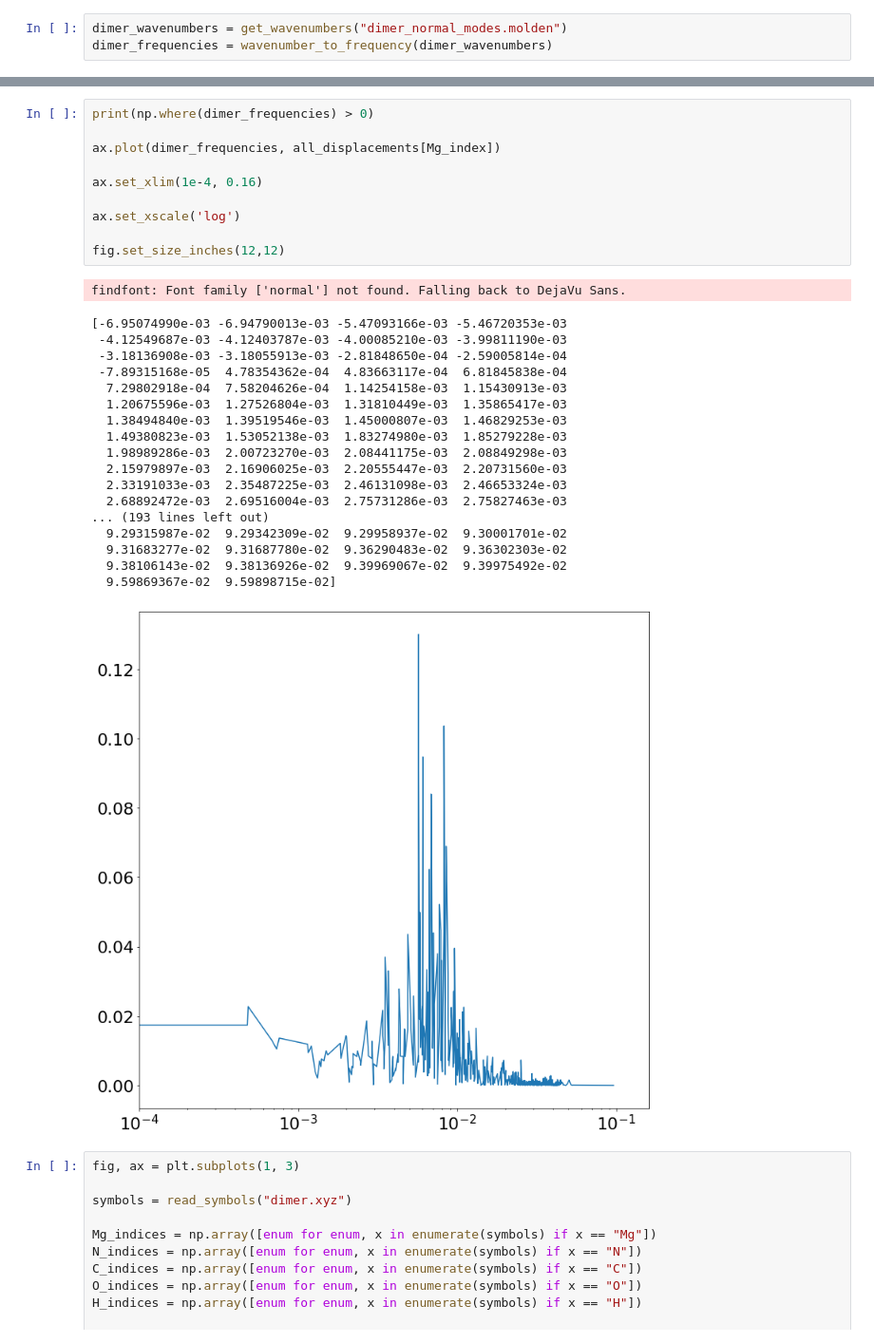
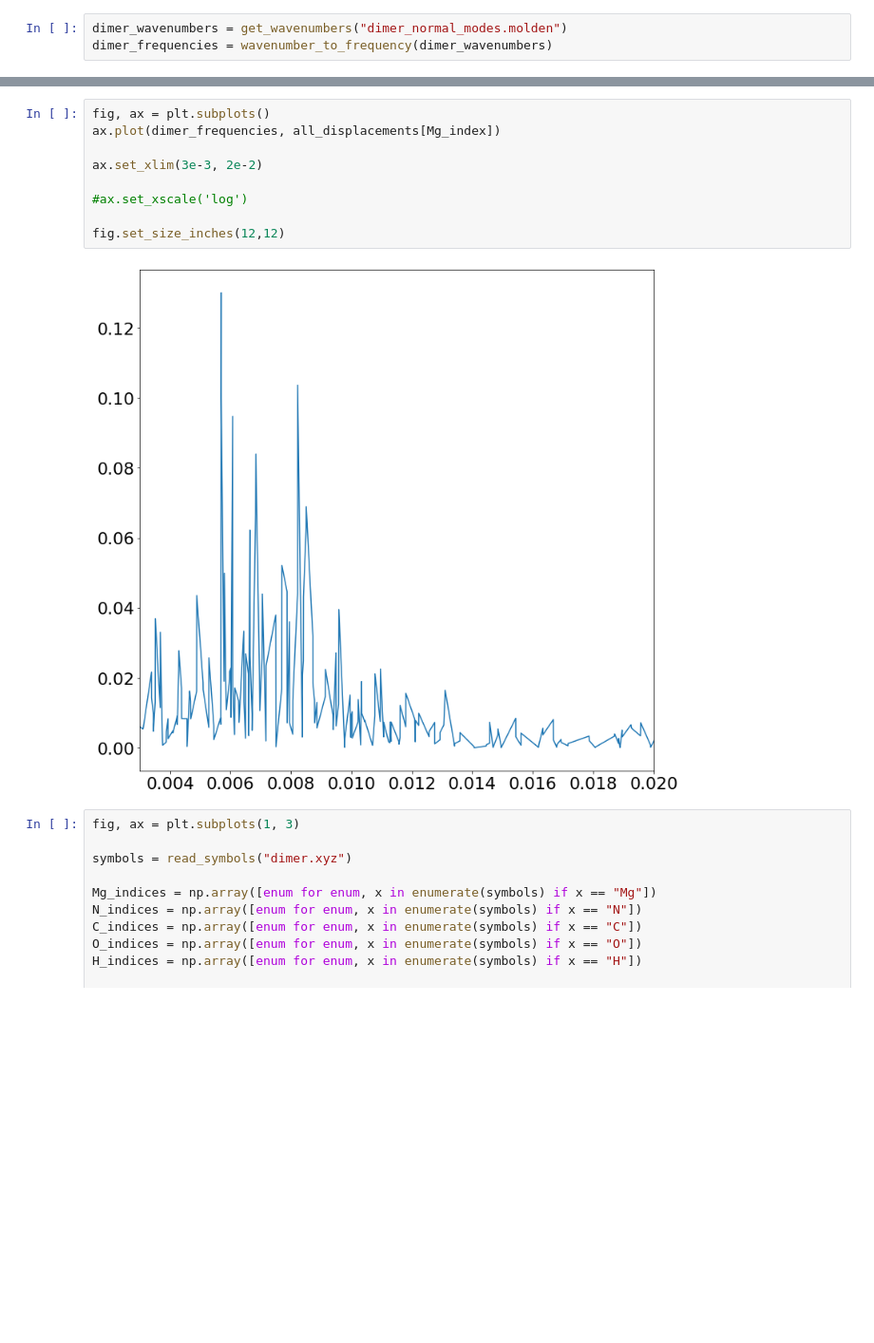
Before and after one commit to Oliver-Feighan/SpectralDensity, a Jupyter notebook: hessians/Dimer.ipynb, the cells around one changed output, grey strips where cells are left out. Shown at 95% size. Saved outputs shown, nothing was run; the diff lists cells and outputs as text; blank space fills up the shorter version.

```diff
--- a/hessians/Dimer.ipynb
+++ b/hessians/Dimer.ipynb
@@ -29,33 +29,14 @@ all_displacements = get_all_displacements("dimer_normal_modes.molden", n_atoms,
 # %%
-print(np.where(dimer_frequencies) > 0)
-
+fig, ax = plt.subplots()
 ax.plot(dimer_frequencies, all_displacements[Mg_index])
 
-ax.set_xlim(1e-4, 0.16)
+ax.set_xlim(3e-3, 2e-2)
 
-ax.set_xscale('log')
+#ax.set_xscale('log')
 
 fig.set_size_inches(12,12)
 # %% [output]
-findfont: Font family ['normal'] not found. Falling back to DejaVu Sans.
-[-6.95074990e-03 -6.94790013e-03 -5.47093166e-03 -5.46720353e-03
- -4.12549687e-03 -4.12403787e-03 -4.00085210e-03 -3.99811190e-03
- -3.18136908e-03 -3.18055913e-03 -2.81848650e-04 -2.59005814e-04
- -7.89315168e-05  4.78354362e-04  4.83663117e-04  6.81845838e-04
-  7.29802918e-04  7.58204626e-04  1.14254158e-03  1.15430913e-03
-  1.20675596e-03  1.27526804e-03  1.31810449e-03  1.35865417e-03
-  1.38494840e-03  1.39519546e-03  1.45000807e-03  1.46829253e-03
-  1.49380823e-03  1.53052138e-03  1.83274980e-03  1.85279228e-03
-  1.98989286e-03  2.00723270e-03  2.08441175e-03  2.08849298e-03
-  2.15979897e-03  2.16906025e-03  2.20555447e-03  2.20731560e-03
-  2.33191033e-03  2.35487225e-03  2.46131098e-03  2.46653324e-03
-  2.68892472e-03  2.69516004e-03  2.75731286e-03  2.75827463e-03
-... (193 lines left out)
-  9.29315987e-02  9.29342309e-02  9.29958937e-02  9.30001701e-02
-  9.31683277e-02  9.31687780e-02  9.36290483e-02  9.36302303e-02
-  9.38106143e-02  9.38136926e-02  9.39969067e-02  9.39975492e-02
-  9.59869367e-02  9.59898715e-02]
-[figure, old version]
+[figure, new version]
 # %%
 fig, ax = plt.subplots(1, 3)
 
```
Also changed, not shown: parts of 1 cell of this notebook, 3 other files.
